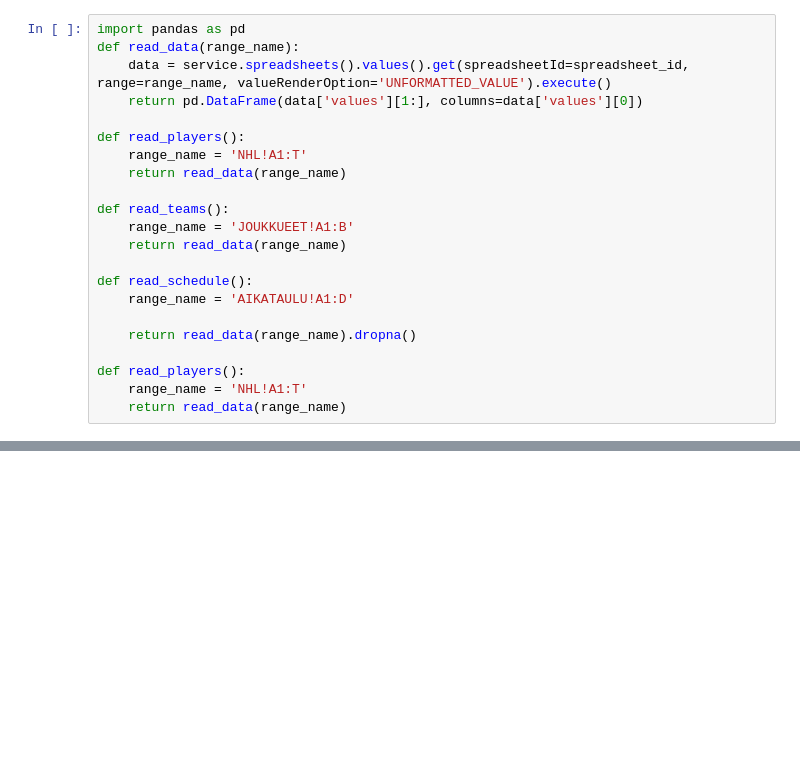
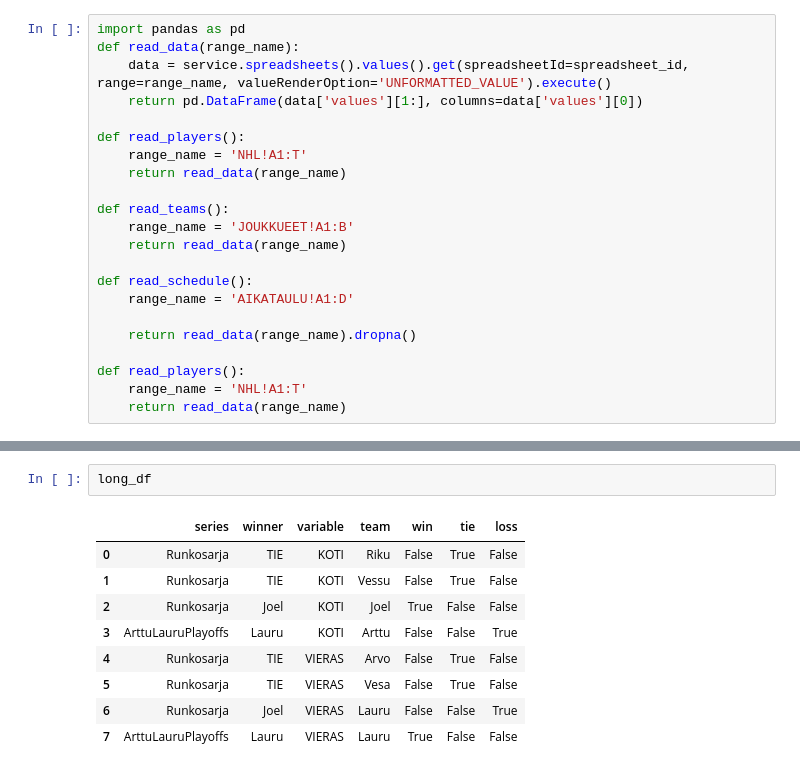
Before and after one commit to loerssoni/gambina-cup, a Jupyter notebook: notebooks/testing.ipynb, the cells around one changed output, grey strips where cells are left out. Cells and saved outputs as stored; diff of their text form; blank space fills up the shorter version.

```diff
--- a/notebooks/testing.ipynb
+++ b/notebooks/testing.ipynb
@@ -225,0 +297,12 @@ goals
+# %%
+long_df
+# %% [output]
+|  | series | winner | variable | team | win | tie | loss |
+| 0 | Runkosarja | TIE | KOTI | Riku | False | True | False |
+| 1 | Runkosarja | TIE | KOTI | Vessu | False | True | False |
+| 2 | Runkosarja | Joel | KOTI | Joel | True | False | False |
+| 3 | ArttuLauruPlayoffs | Lauru | KOTI | Arttu | False | False | True |
+| 4 | Runkosarja | TIE | VIERAS | Arvo | False | True | False |
+| 5 | Runkosarja | TIE | VIERAS | Vesa | False | True | False |
+| 6 | Runkosarja | Joel | VIERAS | Lauru | False | False | True |
+| 7 | ArttuLauruPlayoffs | Lauru | VIERAS | Lauru | True | False | False |
```
Also changed, not shown: parts of 13 cells of this notebook.
